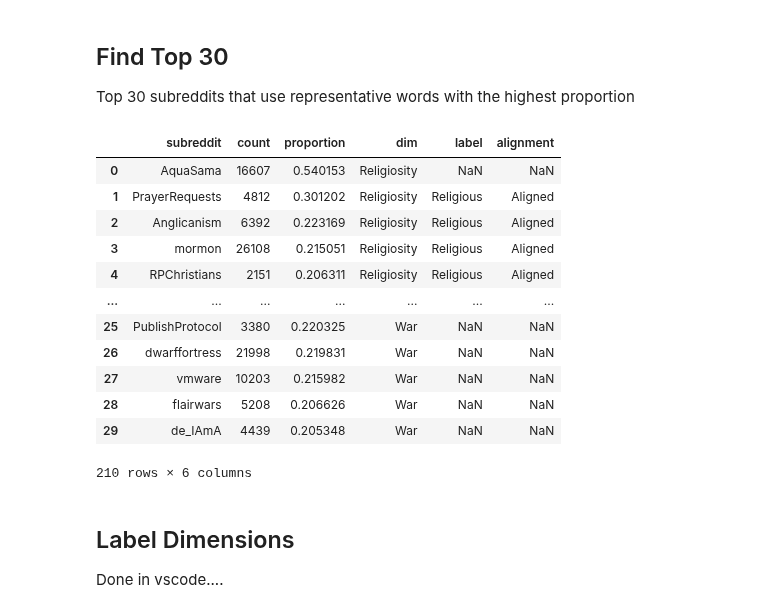
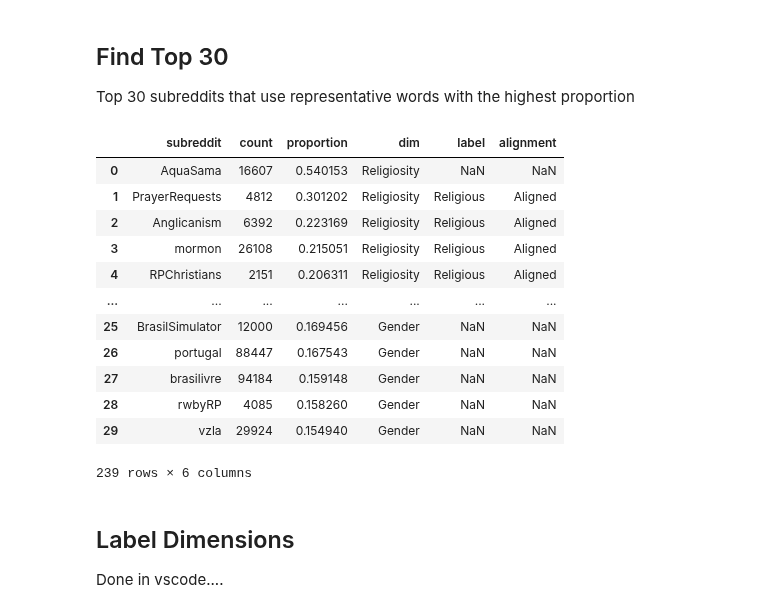
Before and after one commit to CSSLab/political-subreddits, a Jupyter notebook: Dimension_Validation.ipynb, the cells around one changed output. Drawn from its saved outputs; the diff is of its cells as text; code cells hidden in the pictures.

Commit message:
gender val

```diff
--- a/Dimension_Validation.ipynb
+++ b/Dimension_Validation.ipynb
@@ -60,51 +61,53 @@ Top 30 subreddits that use representative words with the highest proportion
 # %%
 import pyspark.sql.functions as f
 
-dim_names = ["Ideology","Religiosity","Birth Control","Gun Control","Age","Trade","War"]
+dim_names = ["Ideology","Religiosity","Birth Control","Gun Control","Age","Trade","War","Gender"]
 word_pairs = [["progressive","conservative","libtard","socialism","capitalism","based"],
               ["bible", "jesus", "atheism", "pray", "church", "mosque"],
               ["abortion", "feminism", "feminazi", "birth control"],
               ["gun control", "gun rights", "second amendment", "2 amendment"],
               ["career", "family", "retirement", "mortgage", "high school", "homework", "internship","crush"],
               ["free trade", "globalism","neoliberal","friedman"],
-              ["war", "troops", "veterans", "9/11", "drone strike","war on terror"]]
+              ["war", "troops", "veterans", "9/11", "drone strike","war on terror"],
+              ["mom", "dad", "make up"]]
 
-try:
-    counts_df = pd.read_csv("external_datasets/validation/dimension_validation_2.csv",index_col=0)
-except:
-    counts_df = pd.DataFrame(columns=["subreddit","count","proportion","dim","label","alignment"])
-    counts_df.to_csv('external_datasets/validation/dimension_validation_2.csv')
+# try:
+counts_df = pd.read_csv("external_datasets/validation/dimension_validation_2.csv",index_col=0)
+# except Exception as e:
+#     print(e)
+#     counts_df = pd.DataFrame(columns=["subreddit","count","proportion","dim","label","alignment"])
+#     counts_df.to_csv('external_datasets/validation/dimension_validation_2.csv')
 
 
 
-for name,words in tqdm(list(zip(dim_names,word_pairs))):
-    if not name in list(counts_df["dim"]):
-        print(name,words)
-        top_30 = comments[comments['body'].rlike('|'.join(words))].groupBy("subreddit").count()
-        top_30 = top_30.join(subreddits, on=['subreddit'], how='left')
-        top_30 = top_30.withColumn("proportion", (f.col("count") / f.col("totalCount")))
-        top_30_df = top_30.orderBy('proportion', ascending=False).limit(30).select(*["subreddit","count","proportion"]).toPandas()
-        top_30.unpersist()
-        top_30_df["dim"],top_30_df["label"],top_30_df["alignment"] = name,"NA"
-        top_30_df = top_30_df.reset_index()
-        top_30_df.to_csv('external_datasets/validation/dimension_validation_2.csv',index=False,mode='a', header=False)
+# for name,words in tqdm(list(zip(dim_names,word_pairs))):
+#     if not name in list(counts_df["dim"]):
+#         print(name,words)
+#         top_30 = comments[comments['body'].rlike('|'.join(words))].groupBy("subreddit").count()
+#         top_30 = top_30.join(subreddits, on=['subreddit'], how='left')
+#         top_30 = top_30.withColumn("proportion", (f.col("count") / f.col("totalCount")))
+#         top_30_df = top_30.orderBy('proportion', ascending=False).limit(30).select(*["subreddit","count","proportion"]).toPandas()
+#         top_30.unpersist()
+#         top_30_df["dim"],top_30_df["label"],top_30_df["alignment"] = name,"NA","NA"
+#         top_30_df = top_30_df.reset_index()
+#         top_30_df.to_csv('external_datasets/validation/dimension_validation_2.csv',index=False,mode='a', header=False)
 
-counts_df = pd.read_csv("external_datasets/validation/dimension_validation_2.csv",index_col=0)
+# counts_df = pd.read_csv("external_datasets/validation/dimension_validation_2.csv",index_col=0)
 counts_df
 # %% [output]
 |  | subreddit | count | proportion | dim | label | alignment |
 | 0 | AquaSama | 16607 | 0.540153 | Religiosity | NaN | NaN |
 | 1 | PrayerRequests | 4812 | 0.301202 | Religiosity | Religious | Aligned |
 | 2 | Anglicanism | 6392 | 0.223169 | Religiosity | Religious | Aligned |
 | 3 | mormon | 26108 | 0.215051 | Religiosity | Religious | Aligned |
 | 4 | RPChristians | 2151 | 0.206311 | Religiosity | Religious | Aligned |
 | ... | ... | ... | ... | ... | ... | ... |
-| 25 | PublishProtocol | 3380 | 0.220325 | War | NaN | NaN |
-| 26 | dwarffortress | 21998 | 0.219831 | War | NaN | NaN |
-| 27 | vmware | 10203 | 0.215982 | War | NaN | NaN |
-| 28 | flairwars | 5208 | 0.206626 | War | NaN | NaN |
-| 29 | de_IAmA | 4439 | 0.205348 | War | NaN | NaN |
+| 25 | BrasilSimulator | 12000 | 0.169456 | Gender | NaN | NaN |
+| 26 | portugal | 88447 | 0.167543 | Gender | NaN | NaN |
+| 27 | brasilivre | 94184 | 0.159148 | Gender | NaN | NaN |
+| 28 | rwbyRP | 4085 | 0.158260 | Gender | NaN | NaN |
+| 29 | vzla | 29924 | 0.154940 | Gender | NaN | NaN |
-210 rows × 6 columns
+239 rows × 6 columns
 # %% [markdown]
 ## Label Dimensions
 
```
Also changed, not shown: parts of 6 cells of this notebook, 19 other files.
